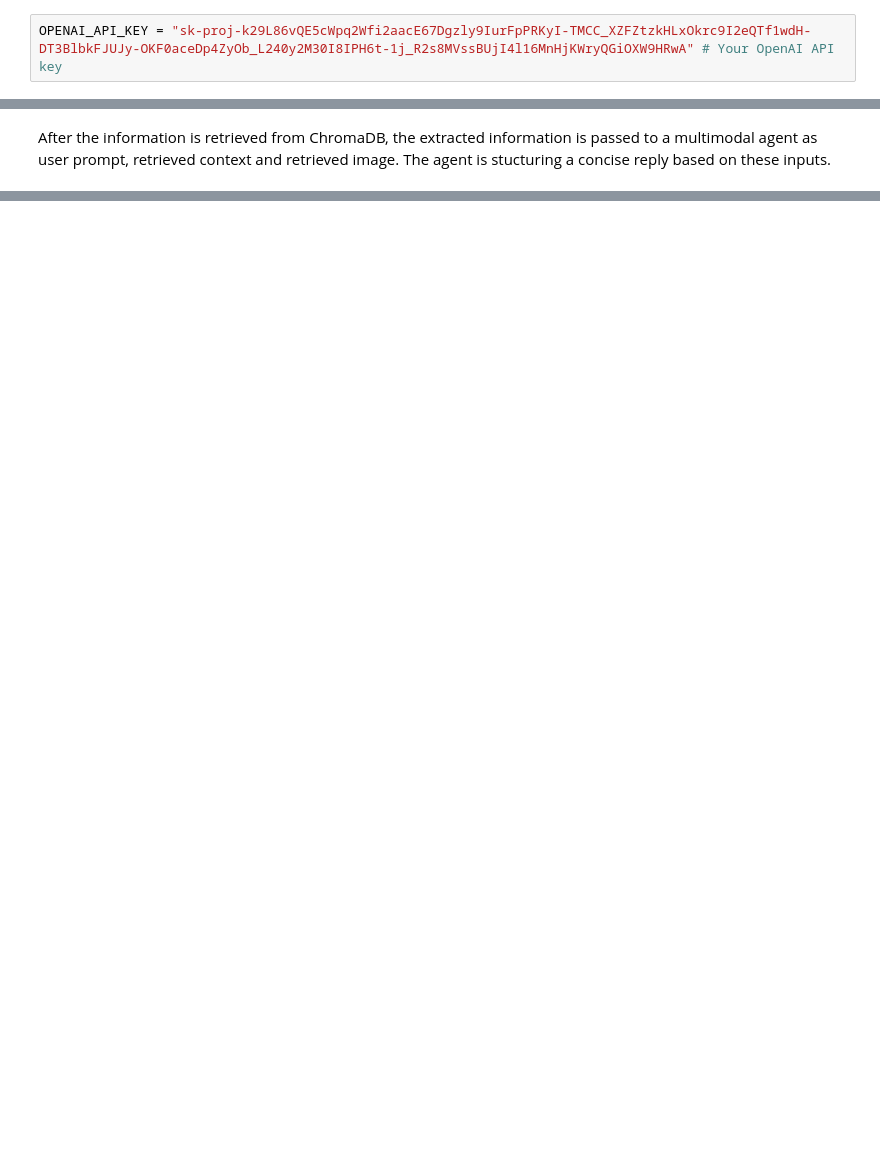
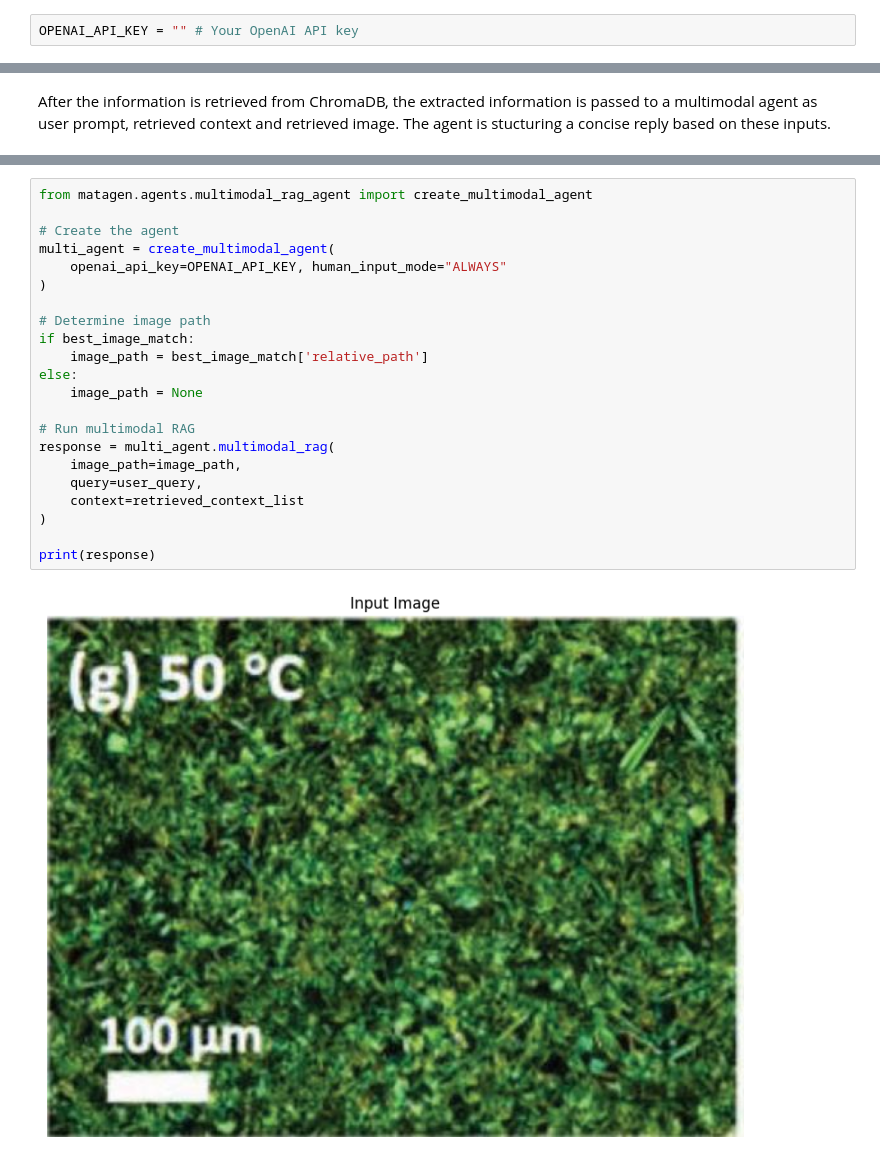
Before and after one commit to katerinavr/Agentic_LLM_workshop, a Jupyter notebook: tutorial_1_data_mining.ipynb, the cells around one changed output, grey strips where cells are left out. Drawn from its saved outputs; the diff is of its cells as text; blank space fills up the shorter version.

```diff
--- a/tutorial_1_data_mining.ipynb
+++ b/tutorial_1_data_mining.ipynb
@@ -27,7 +38,7 @@ To: /usr/local/lib/python3.11/checkpoints/yolov11_finetuned_augmentation_best.pt
 # %% [markdown]
 To be able to run the tutorial you need to have and OPENAI API key
 # %%
-OPENAI_API_KEY = "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" # Your OpenAI API key
+OPENAI_API_KEY = "" # Your OpenAI API key
 # %%
 from matagen.agents import *
 from matagen.scraping.pdf_scraper import pdf_scraper_tool
@@ -447,0 +332,24 @@ Answer with details and high precision to the user query Identify the figure sho
+# %%
+from matagen.agents.multimodal_rag_agent import create_multimodal_agent
+
+# Create the agent
+multi_agent = create_multimodal_agent(
+    openai_api_key=OPENAI_API_KEY, human_input_mode="ALWAYS"
+)
+
+# Determine image path
+if best_image_match:
+    image_path = best_image_match['relative_path']
+else:
+    image_path = None
+
+# Run multimodal RAG
+response = multi_agent.multimodal_rag(
+    image_path=image_path,
+    query=user_query,
+    context=retrieved_context_list
+)
+
+print(response)
+# %% [output]
+[figure, added]
```
Also changed, not shown: parts of 22 cells of this notebook.
